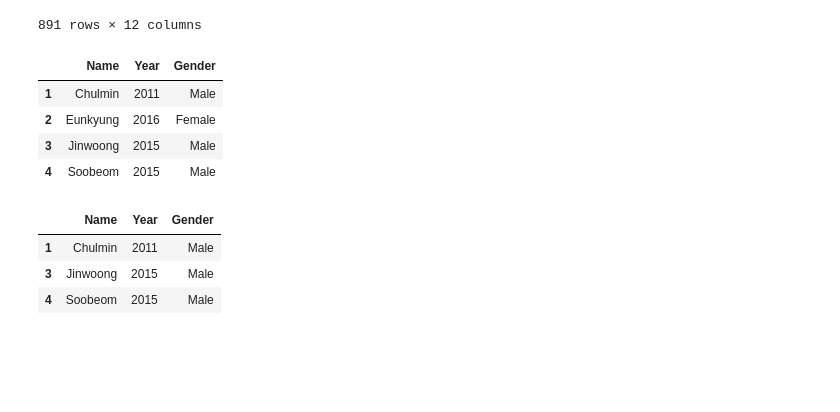
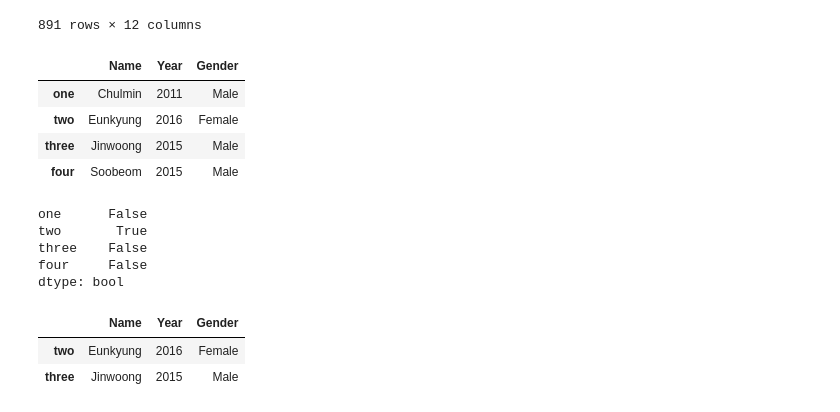
Before and after one commit to ezid007/Python_self_study, a Jupyter notebook: Day_47_pandas/my_pandas.ipynb, the cells around one changed output. Drawn from its saved outputs; the diff is of its cells as text; code cells hidden in the pictures; blank space fills up the shorter version.

```diff
--- a/Day_47_pandas/my_pandas.ipynb
+++ b/Day_47_pandas/my_pandas.ipynb
@@ -55,19 +55,27 @@ data = {'Name': ['Chulmin', 'Eunkyung', 'Jinwoong', 'Soobeom'],
         'Gender': ['Male', 'Female', 'Male', 'Male']
 }
 
-data_df = pd.DataFrame(data, index=[1,2,3,4])
+data_df = pd.DataFrame(data, index=["one", "two", "three", "four"])
 data_df
 # %% [output]
 |  | Name | Year | Gender |
-| 1 | Chulmin | 2011 | Male |
-| 2 | Eunkyung | 2016 | Female |
-| 3 | Jinwoong | 2015 | Male |
-| 4 | Soobeom | 2015 | Male |
+| one | Chulmin | 2011 | Male |
+| two | Eunkyung | 2016 | Female |
+| three | Jinwoong | 2015 | Male |
+| four | Soobeom | 2015 | Male |
+# %%
+ddd = (data_df['Year'] >= 2015) & (data_df['Year'] <= 2016) & (data_df['Gender'] == 'Female')
+ddd
+# %% [output]
+one      False
+two       True
+three    False
+four     False
+dtype: bool
 # %%
-drop_data = data_df[data_df['Gender'] != 'Female']
+drop_data = data_df.loc["two":"three"]
 drop_data
 # %% [output]
 |  | Name | Year | Gender |
-| 1 | Chulmin | 2011 | Male |
-| 3 | Jinwoong | 2015 | Male |
-| 4 | Soobeom | 2015 | Male |
+| two | Eunkyung | 2016 | Female |
+| three | Jinwoong | 2015 | Male |
```
Also changed, not shown: parts of 3 cells of this notebook, 2 other files.
